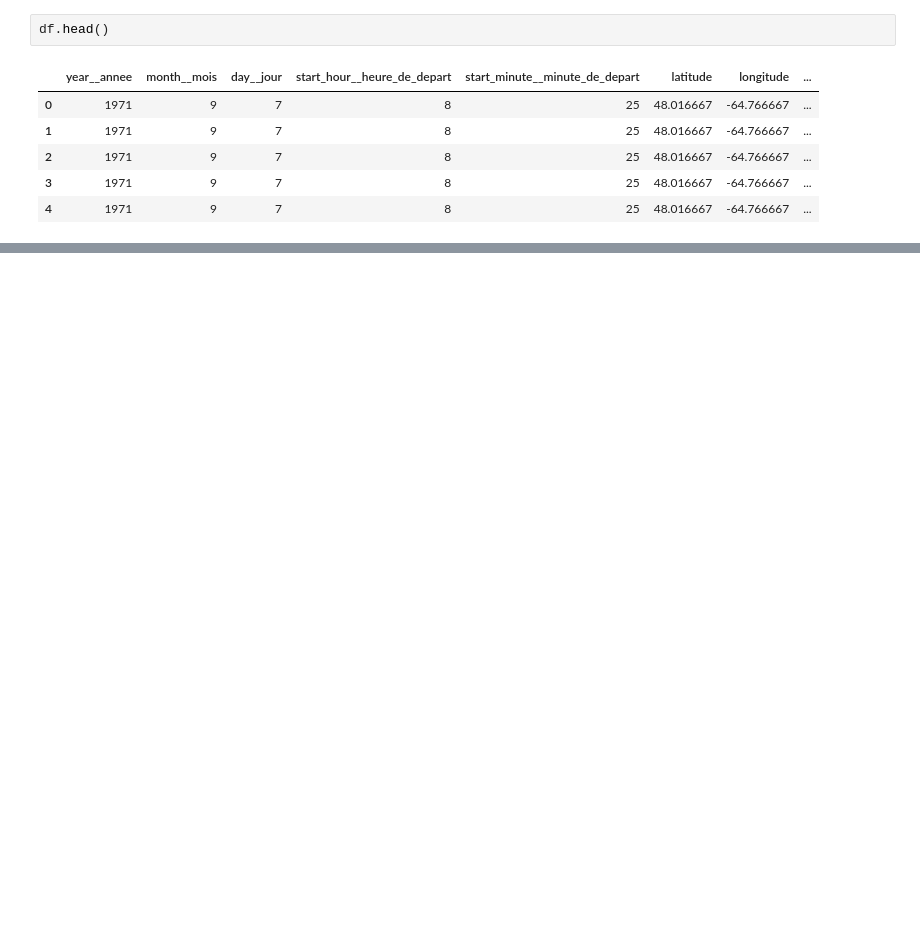
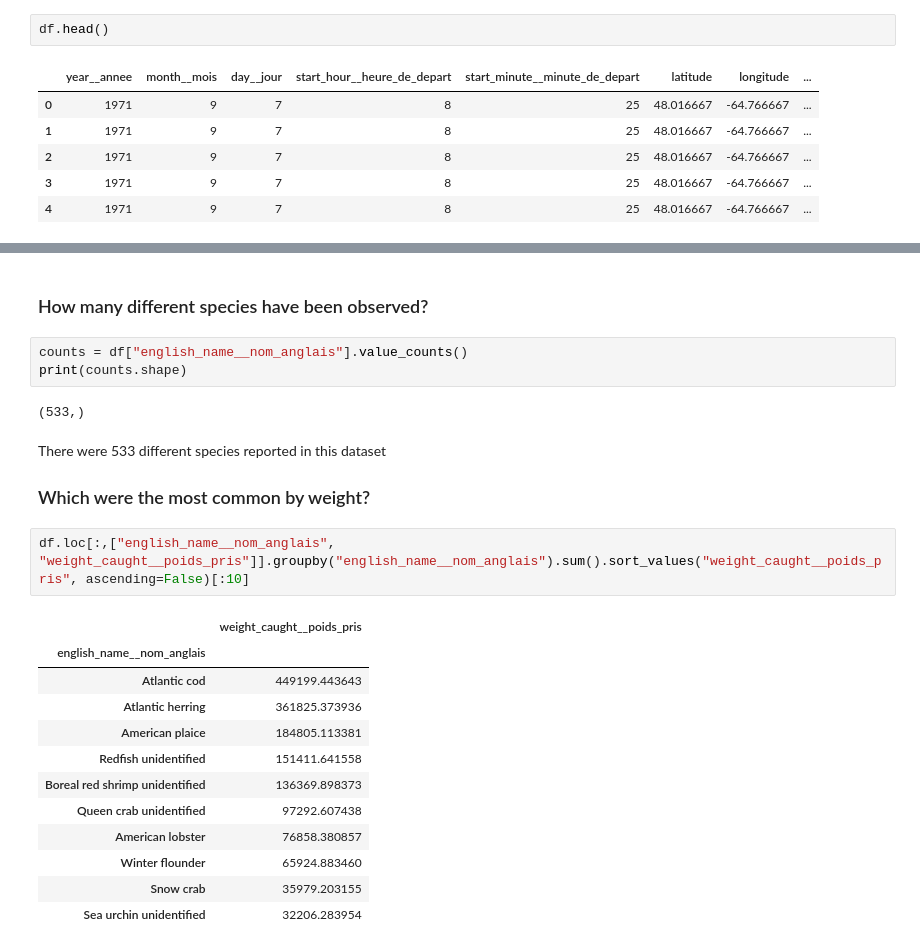
Before and after one commit to davjfish/WatspeedStatsGroupProject, a Jupyter notebook: analysis/Initial_Exploration_of_Data.ipynb, the cells around one changed output, grey strips where cells are left out. Cells and saved outputs as stored; diff of their text form; blank space fills up the shorter version.

```diff
--- a/analysis/Initial_Exploration_of_Data.ipynb
+++ b/analysis/Initial_Exploration_of_Data.ipynb
@@ -109,0 +153,26 @@ df.describe()
+# %% [markdown]
+### How many different species have been observed?
+# %%
+counts = df["english_name__nom_anglais"].value_counts()
+print(counts.shape)
+# %% [output]
+(533,)
+# %% [markdown]
+There were 533 different species reported in this dataset
+
+### Which were the most common by weight?
+# %%
+df.loc[:,["english_name__nom_anglais", "weight_caught__poids_pris"]].groupby("english_name__nom_anglais").sum().sort_values("weight_caught__poids_pris", ascending=False)[:10]
+# %% [output]
+|  | weight_caught__poids_pris |
+| english_name__nom_anglais |  |
+| Atlantic cod | 449199.443643 |
+| Atlantic herring | 361825.373936 |
+| American plaice | 184805.113381 |
+| Redfish unidentified | 151411.641558 |
+| Boreal red shrimp unidentified | 136369.898373 |
+| Queen crab unidentified | 97292.607438 |
+| American lobster | 76858.380857 |
+| Winter flounder | 65924.883460 |
+| Snow crab | 35979.203155 |
+| Sea urchin unidentified | 32206.283954 |
```
Also changed, not shown: parts of 19 cells of this notebook, 2 other files.
